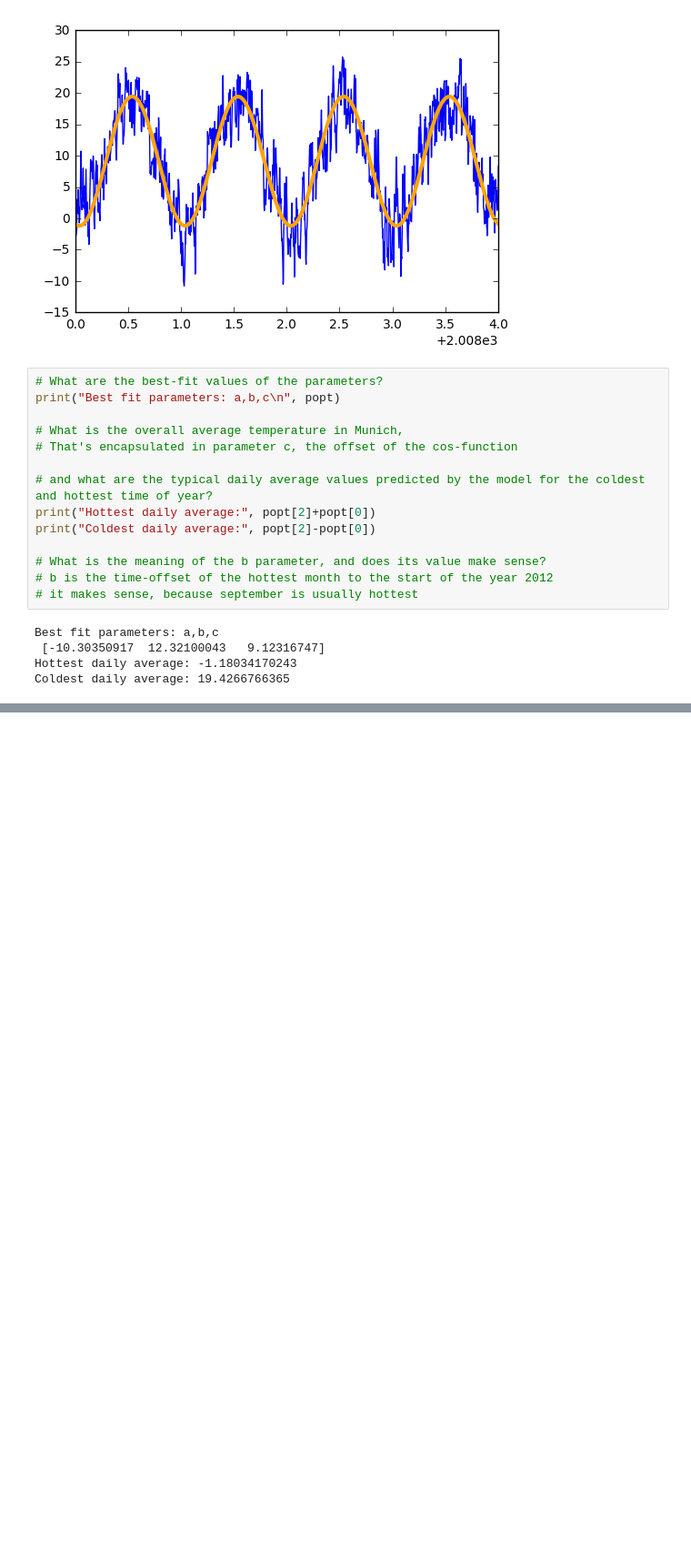
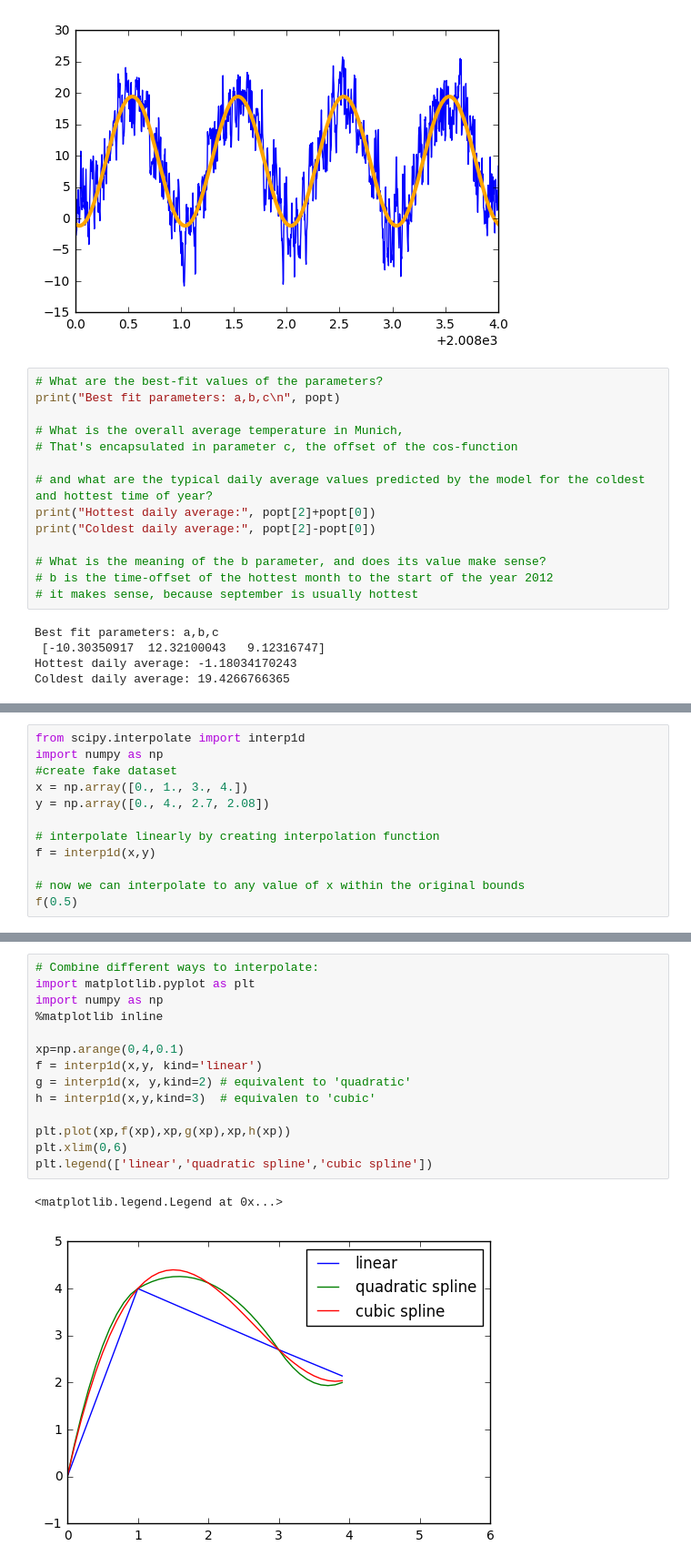
Before and after one commit to woskar/python-for-scientists, a Jupyter notebook: Python for Scientists - Lecture Notes.ipynb, the cells around one changed output, grey strips where cells are left out. Shown at 91% size. Saved outputs shown, nothing was run; the diff lists cells and outputs as text; blank space fills up the shorter version.

```diff
--- a/Python for Scientists - Lecture Notes.ipynb
+++ b/Python for Scientists - Lecture Notes.ipynb
@@ -586,0 +593,12 @@ Coldest daily average: 19.4266766365
+# %%
+from scipy.interpolate import interp1d
+import numpy as np
+#create fake dataset
+x = np.array([0., 1., 3., 4.])
+y = np.array([0., 4., 2.7, 2.08])
+
+# interpolate linearly by creating interpolation function
+f = interp1d(x,y)
+
+# now we can interpolate to any value of x within the original bounds
+f(0.5)
@@ -586,0 +628,17 @@ Coldest daily average: 19.4266766365
+# %%
+# Combine different ways to interpolate:
+import matplotlib.pyplot as plt
+import numpy as np
+%matplotlib inline
+
+xp=np.arange(0,4,0.1)
+f = interp1d(x,y, kind='linear')
+g = interp1d(x, y,kind=2) # equivalent to 'quadratic'
+h = interp1d(x,y,kind=3)  # equivalen to 'cubic'
+
+plt.plot(xp,f(xp),xp,g(xp),xp,h(xp))
+plt.xlim(0,6)
+plt.legend(['linear','quadratic spline','cubic spline'])
+# %% [output]
+<matplotlib.legend.Legend at 0x...>
+[figure, added]
```
Also changed, not shown: parts of 63 cells of this notebook.
